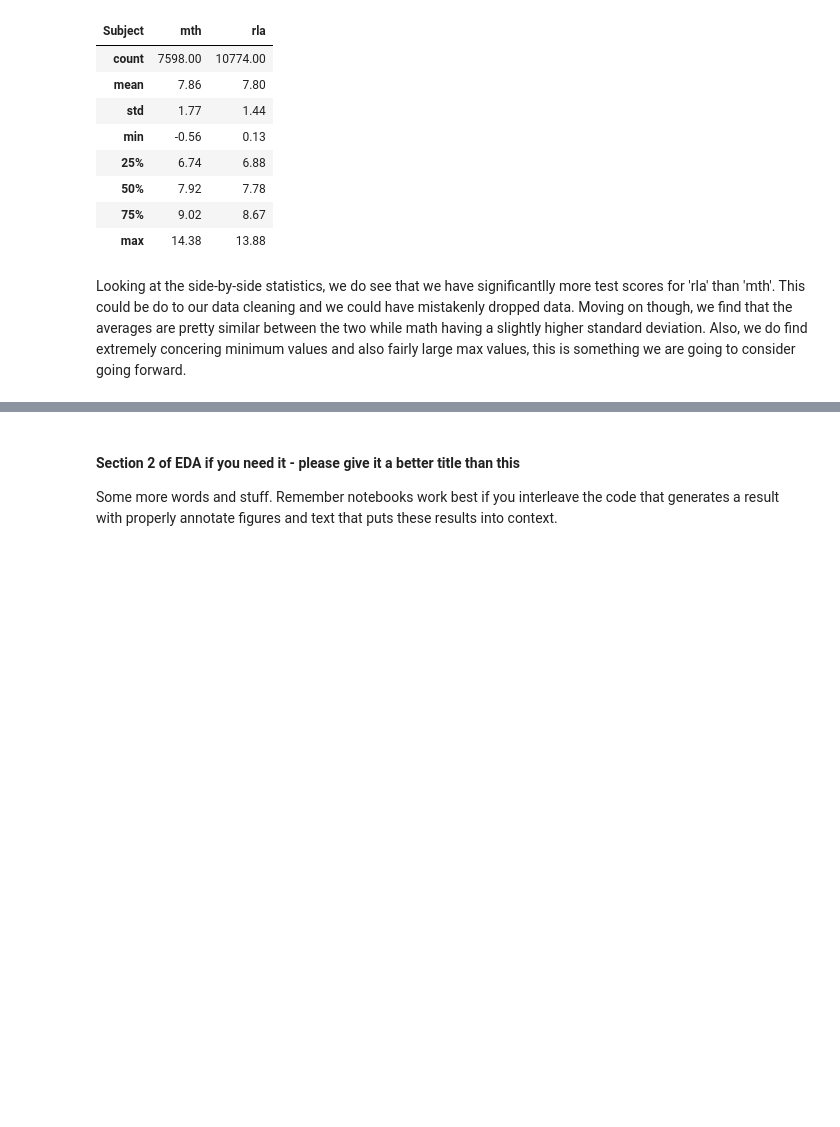
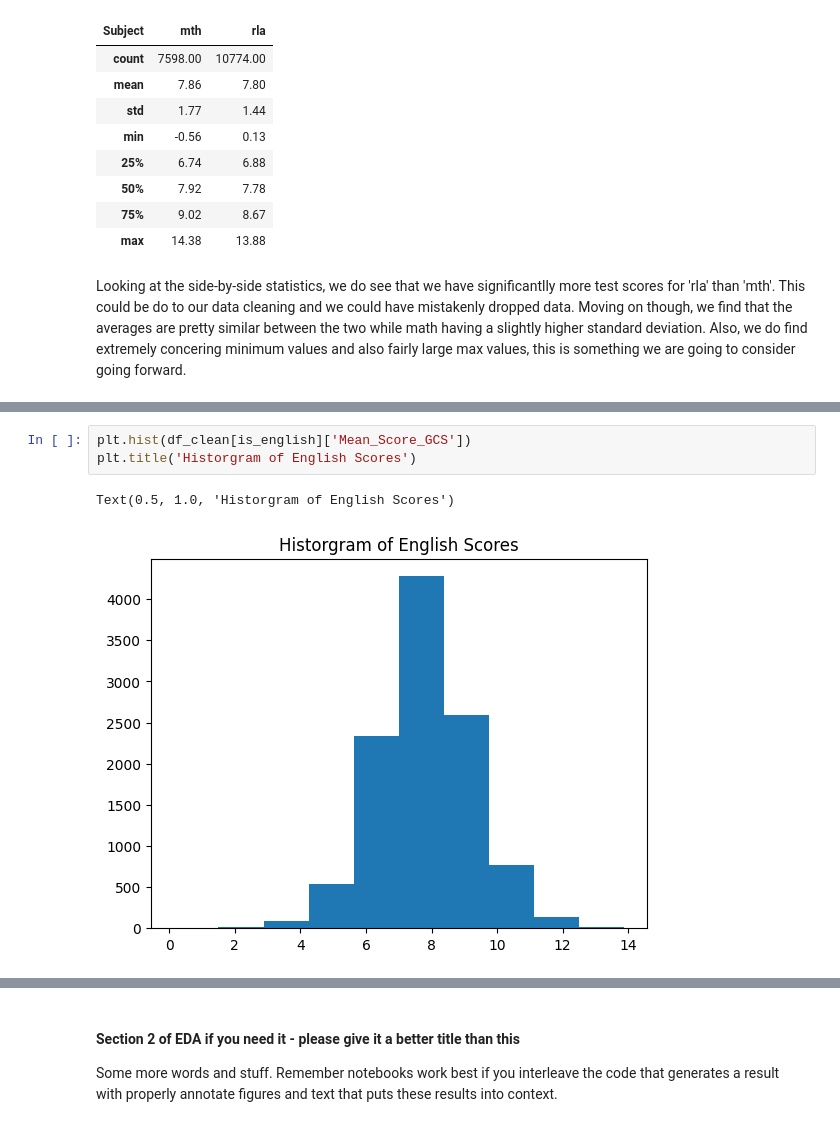
Before and after one commit to COGS108/Group006_WI26, a Jupyter notebook: 02-EDACheckpoint.ipynb, the cells around one changed output, grey strips where cells are left out. Drawn from its saved outputs; the diff is of its cells as text; blank space fills up the shorter version.

```diff
--- a/02-EDACheckpoint.ipynb
+++ b/02-EDACheckpoint.ipynb
@@ -372,0 +376,6 @@ Looking at the side-by-side statistics, we do see that we have significantlly mo
+# %%
+plt.hist(df_clean[is_english]['Mean_Score_GCS'])
+plt.title('Historgram of English Scores')
+# %% [output]
+Text(0.5, 1.0, 'Historgram of English Scores')
+[figure, added]
```
Also changed, not shown: parts of 12 cells of this notebook.
